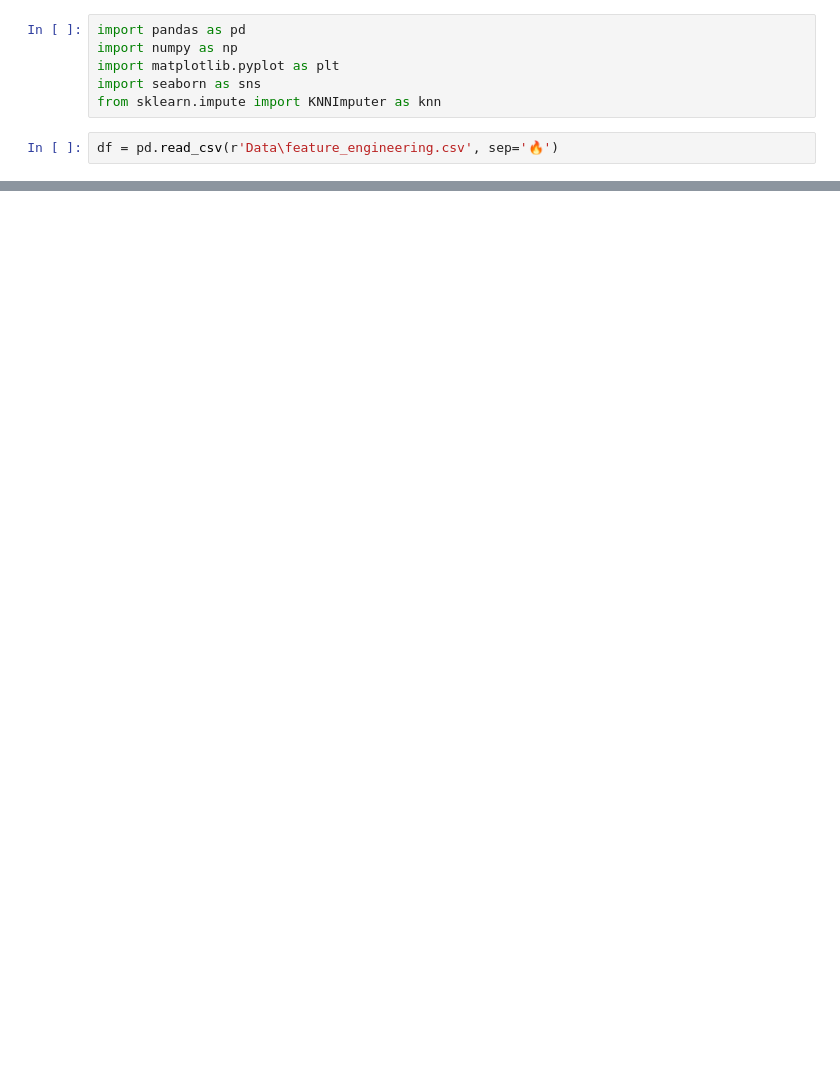
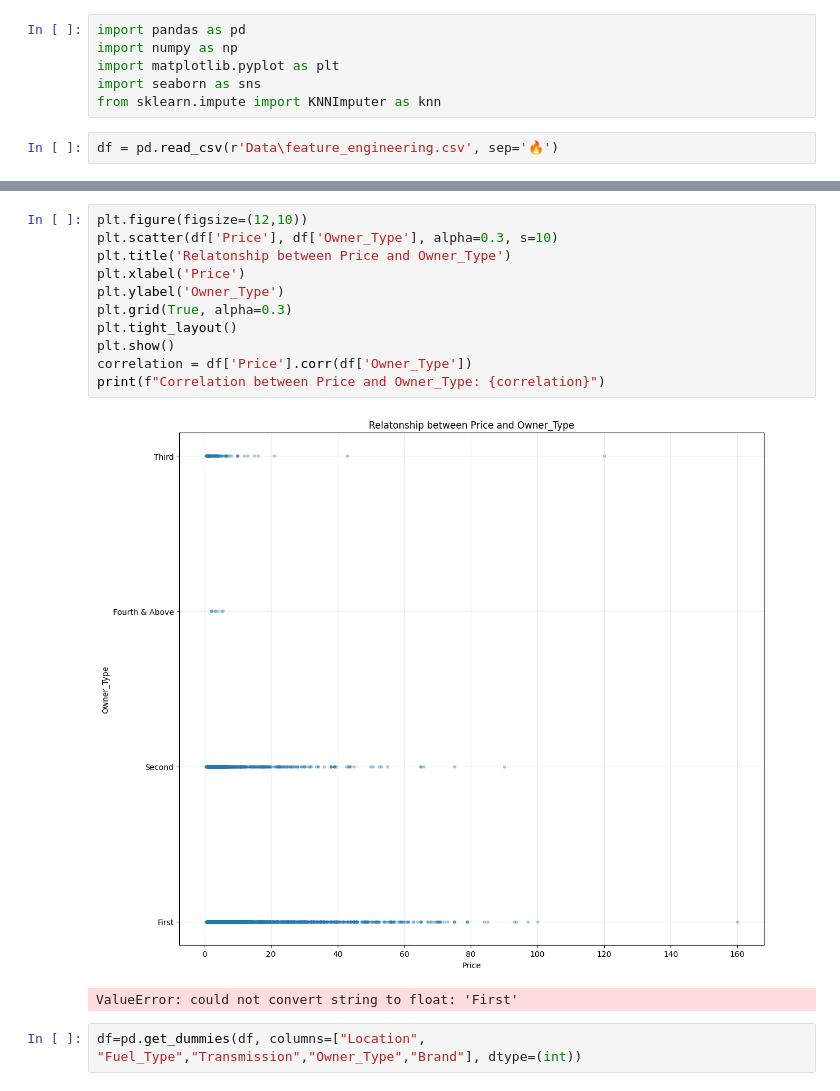
Before and after one commit to 37-haris/Car_Price, a Jupyter notebook: Feature.ipynb, the cells around one changed output, grey strips where cells are left out. Drawn from its saved outputs; the diff is of its cells as text; blank space fills up the shorter version.

```diff
--- a/Feature.ipynb
+++ b/Feature.ipynb
@@ -26,0 +69,16 @@ df.drop()
+# %%
+plt.figure(figsize=(12,10))
+plt.scatter(df['Price'], df['Owner_Type'], alpha=0.3, s=10)
+plt.title('Relatonship between Price and Owner_Type')
+plt.xlabel('Price')
+plt.ylabel('Owner_Type')
+plt.grid(True, alpha=0.3)
+plt.tight_layout()
+plt.show()
+correlation = df['Price'].corr(df['Owner_Type'])
+print(f"Correlation between Price and Owner_Type: {correlation}")
+# %% [output]
+[figure, added]
+ValueError: could not convert string to float: 'First'
+# %%
+df=pd.get_dummies(df, columns=["Location", "Fuel_Type","Transmission","Owner_Type","Brand"], dtype=(int))
```
Also changed, not shown: parts of 31 cells of this notebook, 3 other files.
